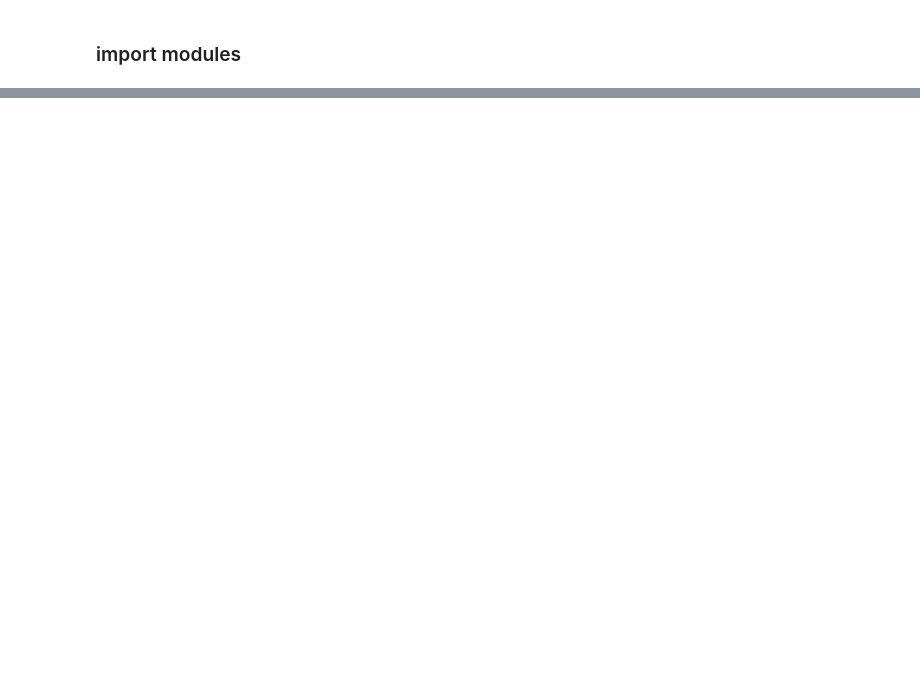
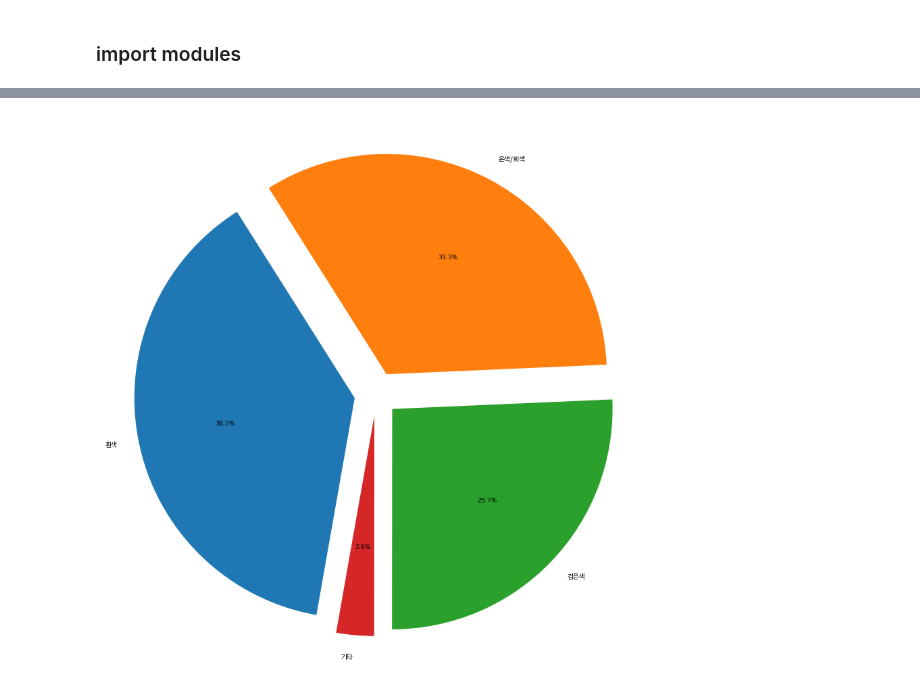
Before and after one commit to Klassikcat/project-NEXTLab-CNN-EfficientNet, a Jupyter notebook: report.ipynb, the cells around one changed output, grey strips where cells are left out. Saved outputs shown, nothing was run; the diff lists cells and outputs as text; code cells hidden in the pictures; blank space fills up the shorter version.

```diff
--- a/report.ipynb
+++ b/report.ipynb
@@ -34,0 +109,4 @@ tf.keras.preprocessing.image.array_to_img(kx)
+# %%
+visual.plot(name='색상', threshold=5000)
+# %% [output]
+[figure, added]
```
Also changed, not shown: parts of 26 cells of this notebook, 5 other files.
